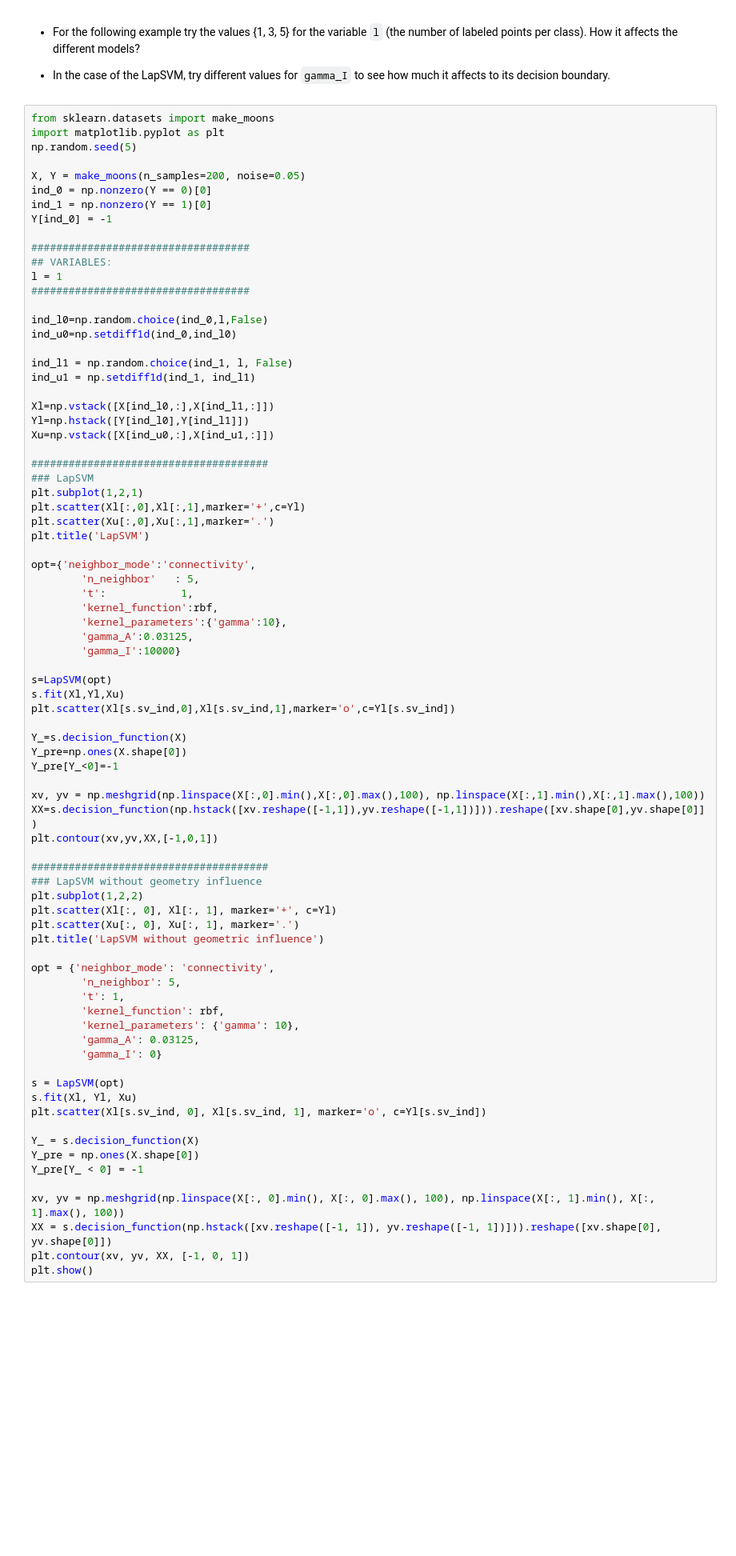
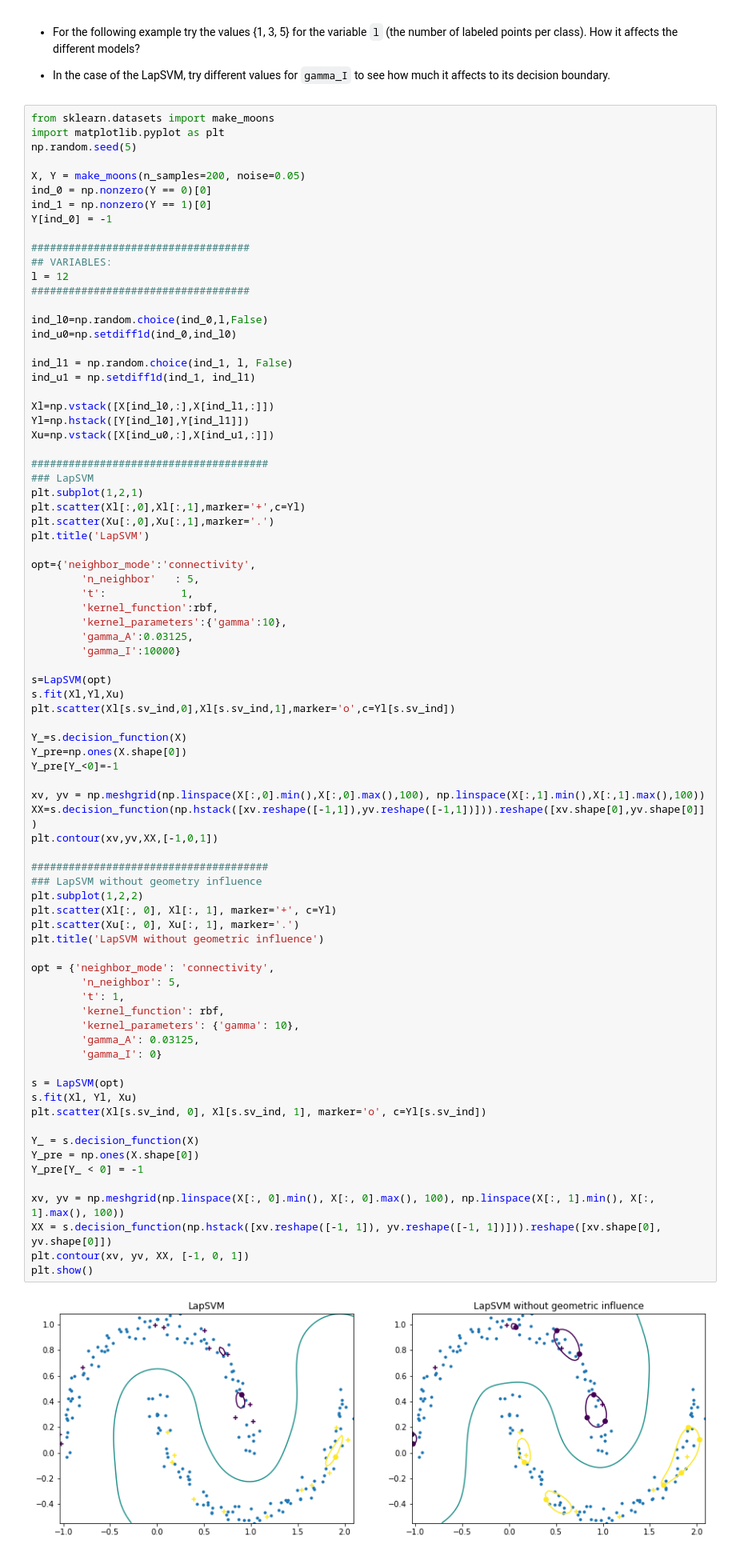
Before and after one commit to glorelvalle/g-mucd, a Jupyter notebook: mf/manifold learning/05-LapSVM.ipynb, the cells around one changed output. Shown at 80% size. Drawn from its saved outputs; the diff is of its cells as text; blank space fills up the shorter version.

```diff
--- a/mf/manifold learning/05-LapSVM.ipynb
+++ b/mf/manifold learning/05-LapSVM.ipynb
@@ -193,7 +195,7 @@ Y[ind_0] = -1
 
 ###################################
 ## VARIABLES:
-l = 1
+l = 12
 ###################################
 
 ind_l0=np.random.choice(ind_0,l,False)
@@ -233,30 +235,32 @@ xv, yv = np.meshgrid(np.linspace(X[:,0].min(),X[:,0].max(),100), np.linspace(X[:
 XX=s.decision_function(np.hstack([xv.reshape([-1,1]),yv.reshape([-1,1])])).reshape([xv.shape[0],yv.shape[0]])
 plt.contour(xv,yv,XX,[-1,0,1])
 
 ######################################
 ### LapSVM without geometry influence
 plt.subplot(1,2,2)
 plt.scatter(Xl[:, 0], Xl[:, 1], marker='+', c=Yl)
 plt.scatter(Xu[:, 0], Xu[:, 1], marker='.')
 plt.title('LapSVM without geometric influence')
 
 opt = {'neighbor_mode': 'connectivity',
         'n_neighbor': 5,
         't': 1,
         'kernel_function': rbf,
         'kernel_parameters': {'gamma': 10},
         'gamma_A': 0.03125,
         'gamma_I': 0}
 
 s = LapSVM(opt)
 s.fit(Xl, Yl, Xu)
 plt.scatter(Xl[s.sv_ind, 0], Xl[s.sv_ind, 1], marker='o', c=Yl[s.sv_ind])
 
 Y_ = s.decision_function(X)
 Y_pre = np.ones(X.shape[0])
 Y_pre[Y_ < 0] = -1
 
 xv, yv = np.meshgrid(np.linspace(X[:, 0].min(), X[:, 0].max(), 100), np.linspace(X[:, 1].min(), X[:, 1].max(), 100))
 XX = s.decision_function(np.hstack([xv.reshape([-1, 1]), yv.reshape([-1, 1])])).reshape([xv.shape[0], yv.shape[0]])
 plt.contour(xv, yv, XX, [-1, 0, 1])
 plt.show()
+# %% [output]
+[figure, added]
```
Also changed, not shown: parts of 1 cell of this notebook, 9 other files.
